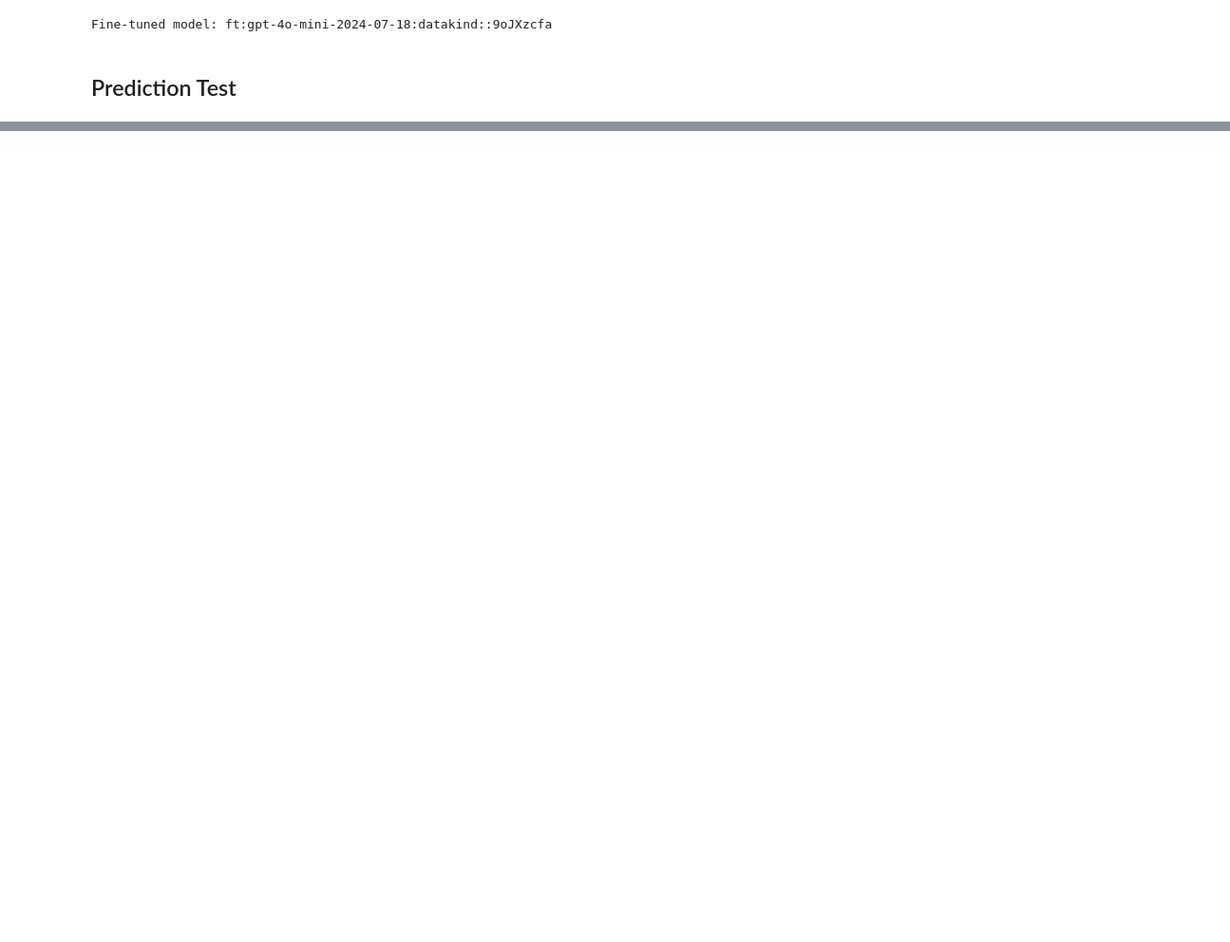
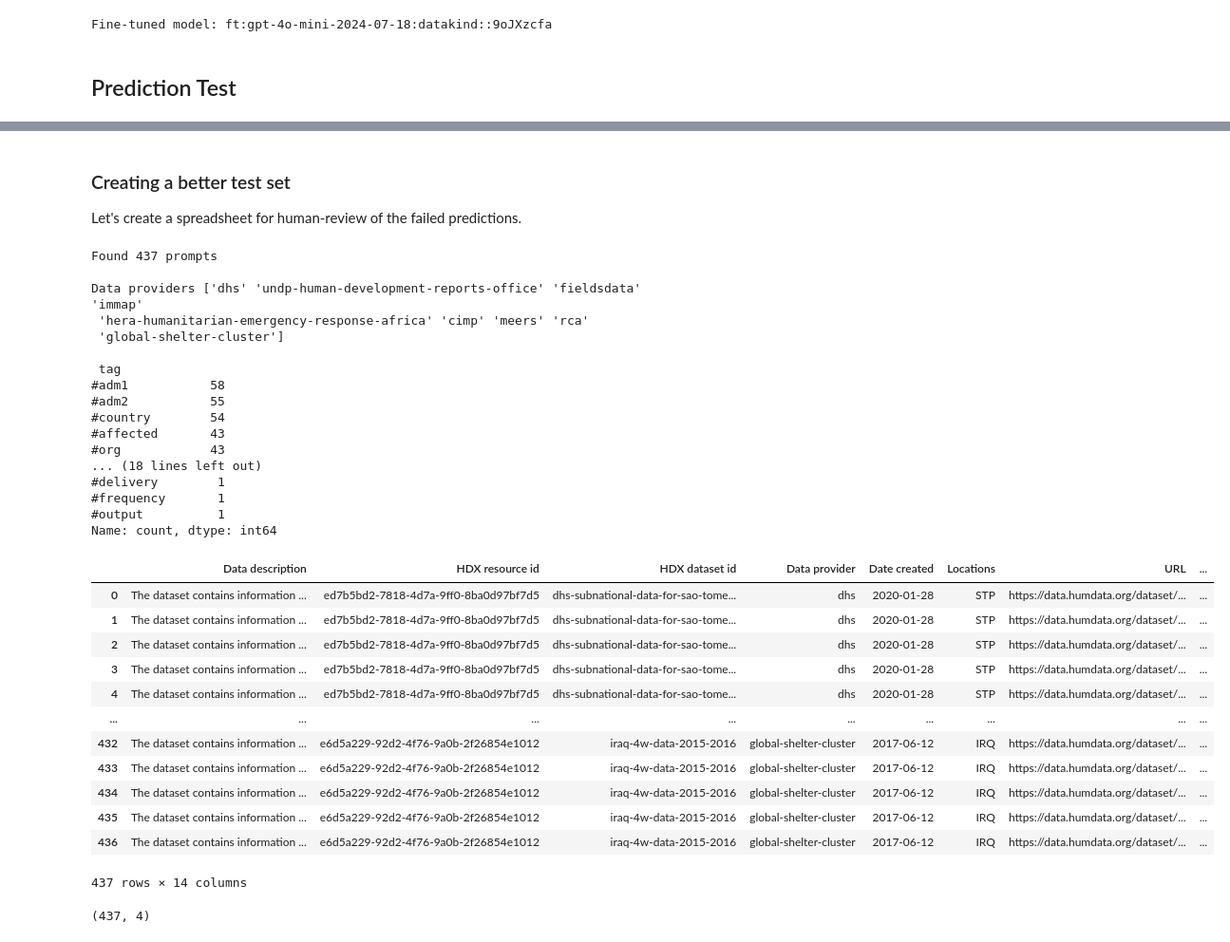
Before and after one commit to datakind/hxl-metadata-prediction, a Jupyter notebook: openai-hxl-prediction.ipynb, the cells around one changed output, grey strips where cells are left out. Shown at 95% size. Cells and saved outputs as stored; diff of their text form; code cells hidden in the pictures; blank space fills up the shorter version.

```diff
--- a/openai-hxl-prediction.ipynb
+++ b/openai-hxl-prediction.ipynb
@@ -360,0 +415,3 @@ F1: 0.73
+# %%
+results["match"] = results['predicted'] == results['actual']
+display(results[results["match"]==False])
@@ -360,0 +560,47 @@ F1: 0.73
+# %% [markdown]
+### Creating a better test set
+
+Let's create a spreadsheet for human-review of the failed predictions.
+# %%
+X_test = read_prompts_file(TEST_FILE)
+X_test = pd.DataFrame(X_test)
+X_test["actual"] = results["actual"]
+X_test["predicted"] = results["predicted"]
+X_test = X_test.drop(columns=["messages", "expected"])
+X_test["match"] = X_test['predicted'] == X_test['actual']
+
+display(X_test)
+print(results.shape)
+X_test.to_excel(f"{LOCAL_DATA_DIR}/hxl-metadata-prediction-test-modified.xlsx", index=False)
+# %% [output]
+Found 437 prompts
+
+Data providers ['dhs' 'undp-human-development-reports-office' 'fieldsdata' 'immap'
+ 'hera-humanitarian-emergency-response-africa' 'cimp' 'meers' 'rca'
+ 'global-shelter-cluster']
+
+ tag
+#adm1           58
+#adm2           55
+#country        54
+#affected       43
+#org            43
+... (18 lines left out)
+#delivery        1
+#frequency       1
+#output          1
+Name: count, dtype: int64
+|  | Data description | HDX resource id | HDX dataset id | Data provider | Date created | Locations | URL | ... |
+| 0 | The dataset contains information ... | ed7b5bd2-7818-4d7a-9ff0-8ba0d97bf7d5 | dhs-subnational-data-for-sao-tome... | dhs | 2020-01-28 | STP | https://data.humdata.org/dataset/... | ... |
+| 1 | The dataset contains information ... | ed7b5bd2-7818-4d7a-9ff0-8ba0d97bf7d5 | dhs-subnational-data-for-sao-tome... | dhs | 2020-01-28 | STP | https://data.humdata.org/dataset/... | ... |
+| 2 | The dataset contains information ... | ed7b5bd2-7818-4d7a-9ff0-8ba0d97bf7d5 | dhs-subnational-data-for-sao-tome... | dhs | 2020-01-28 | STP | https://data.humdata.org/dataset/... | ... |
+| 3 | The dataset contains information ... | ed7b5bd2-7818-4d7a-9ff0-8ba0d97bf7d5 | dhs-subnational-data-for-sao-tome... | dhs | 2020-01-28 | STP | https://data.humdata.org/dataset/... | ... |
+| 4 | The dataset contains information ... | ed7b5bd2-7818-4d7a-9ff0-8ba0d97bf7d5 | dhs-subnational-data-for-sao-tome... | dhs | 2020-01-28 | STP | https://data.humdata.org/dataset/... | ... |
+| ... | ... | ... | ... | ... | ... | ... | ... | ... |
+| 432 | The dataset contains information ... | e6d5a229-92d2-4f76-9a0b-2f26854e1012 | iraq-4w-data-2015-2016 | global-shelter-cluster | 2017-06-12 | IRQ | https://data.humdata.org/dataset/... | ... |
+| 433 | The dataset contains information ... | e6d5a229-92d2-4f76-9a0b-2f26854e1012 | iraq-4w-data-2015-2016 | global-shelter-cluster | 2017-06-12 | IRQ | https://data.humdata.org/dataset/... | ... |
+| 434 | The dataset contains information ... | e6d5a229-92d2-4f76-9a0b-2f26854e1012 | iraq-4w-data-2015-2016 | global-shelter-cluster | 2017-06-12 | IRQ | https://data.humdata.org/dataset/... | ... |
+| 435 | The dataset contains information ... | e6d5a229-92d2-4f76-9a0b-2f26854e1012 | iraq-4w-data-2015-2016 | global-shelter-cluster | 2017-06-12 | IRQ | https://data.humdata.org/dataset/... | ... |
+| 436 | The dataset contains information ... | e6d5a229-92d2-4f76-9a0b-2f26854e1012 | iraq-4w-data-2015-2016 | global-shelter-cluster | 2017-06-12 | IRQ | https://data.humdata.org/dataset/... | ... |
+437 rows × 14 columns
+(437, 4)
```
Also changed, not shown: parts of 26 cells of this notebook.
